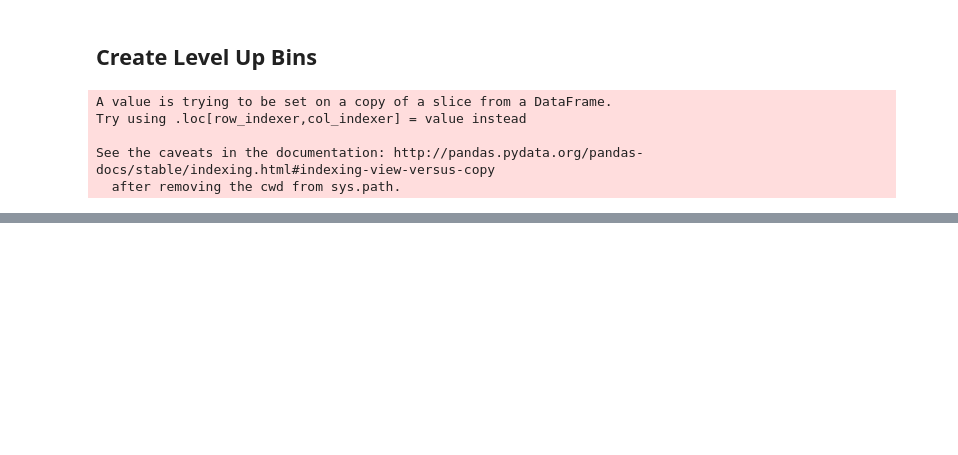
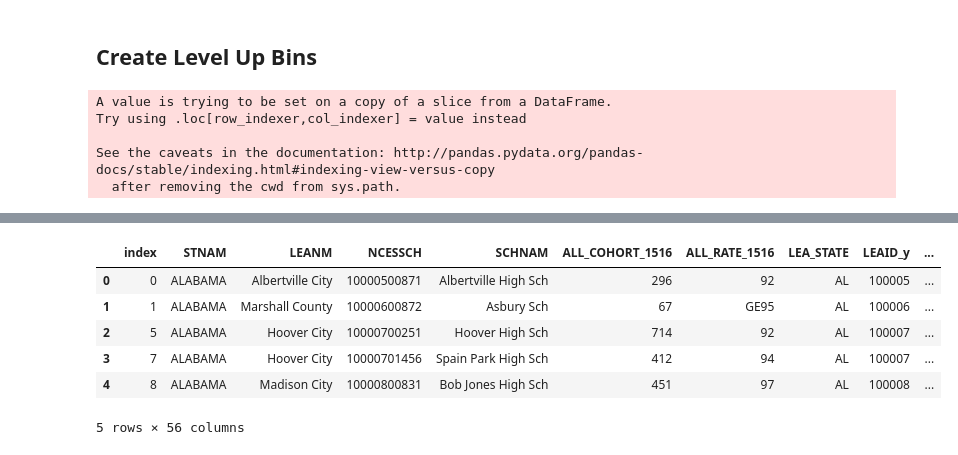
Before and after one commit to hlevymyers/absenteeism_project, a Jupyter notebook: notebooks/Add_numbers_to_csv_for_shiny.ipynb, the cells around one changed output, grey strips where cells are left out. Cells and saved outputs as stored; diff of their text form; code cells hidden in the pictures; blank space fills up the shorter version.

```diff
--- a/notebooks/Add_numbers_to_csv_for_shiny.ipynb
+++ b/notebooks/Add_numbers_to_csv_for_shiny.ipynb
@@ -347,0 +191,19 @@ for col in cols:
+# %%
+grad_num.drop(['Unnamed: 0', 'Unnamed: 0.1'], axis=1, inplace=True)
+grad_num.drop(['LEA_STATE_NAME', 'SCH_NAME', 'SCH_MAGNETDETAIL','SCH_ALTFOCUS', 'TOT_GTENR_M', 'TOT_GTENR_F'], axis=1, inplace=True)
+grad_num.drop(grad_num.columns.to_series()['TOT_ALGENR_GS0910_M':'TOT_SATACT_F'], axis=1, inplace=True)
+grad_num.drop(grad_num.columns.to_series()['SCH_HBALLEGATIONS_SEX':'SCH_HBALLEGATIONS_REL'], axis=1, inplace=True)
+grad_num.drop(['SCH_NPE_WOFED', 'SCH_NPE_WFED', 'SCH_FTECOUNSELORS', 'SCH_FTETEACH_ABSENT'], axis=1, inplace=True)
+grad_num.drop(grad_num.columns.to_series()['total_ap_ib_de':'calc_rate'], axis=1, inplace=True)
+grad_num.drop(grad_num.columns.to_series()['harassed':'activities_funds_rate'], axis=1, inplace=True)
+grad_num.drop(['counselor_rate', 'absent_teacher_rate'], axis=1, inplace=True)
+# %%
+grad_num.head()
+# %% [output]
+|  | index | STNAM | LEANM | NCESSCH | SCHNAM | ALL_COHORT_1516 | ALL_RATE_1516 | LEA_STATE | LEAID_y | ... |
+| 0 | 0 | ALABAMA | Albertville City | 10000500871 | Albertville High Sch | 296 | 92 | AL | 100005 | ... |
+| 1 | 1 | ALABAMA | Marshall County | 10000600872 | Asbury Sch | 67 | GE95 | AL | 100006 | ... |
+| 2 | 5 | ALABAMA | Hoover City | 10000700251 | Hoover High Sch | 714 | 92 | AL | 100007 | ... |
+| 3 | 7 | ALABAMA | Hoover City | 10000701456 | Spain Park High Sch | 412 | 94 | AL | 100007 | ... |
+| 4 | 8 | ALABAMA | Madison City | 10000800831 | Bob Jones High Sch | 451 | 97 | AL | 100008 | ... |
+5 rows × 56 columns
```
Also changed, not shown: parts of 65 cells of this notebook, 1 other file.
